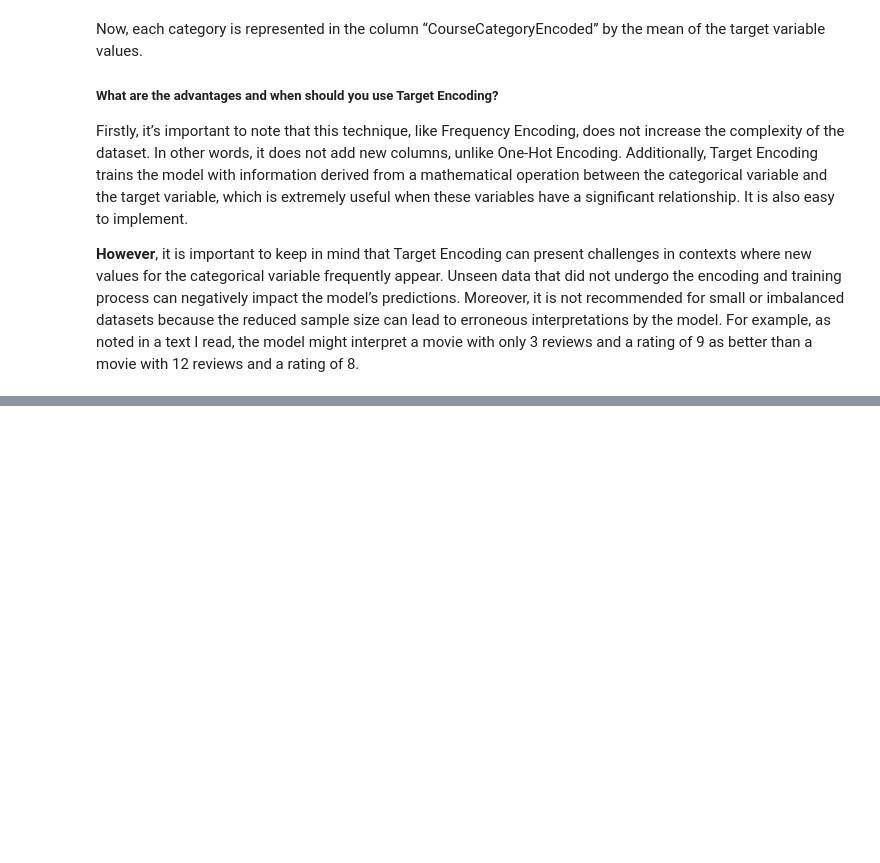
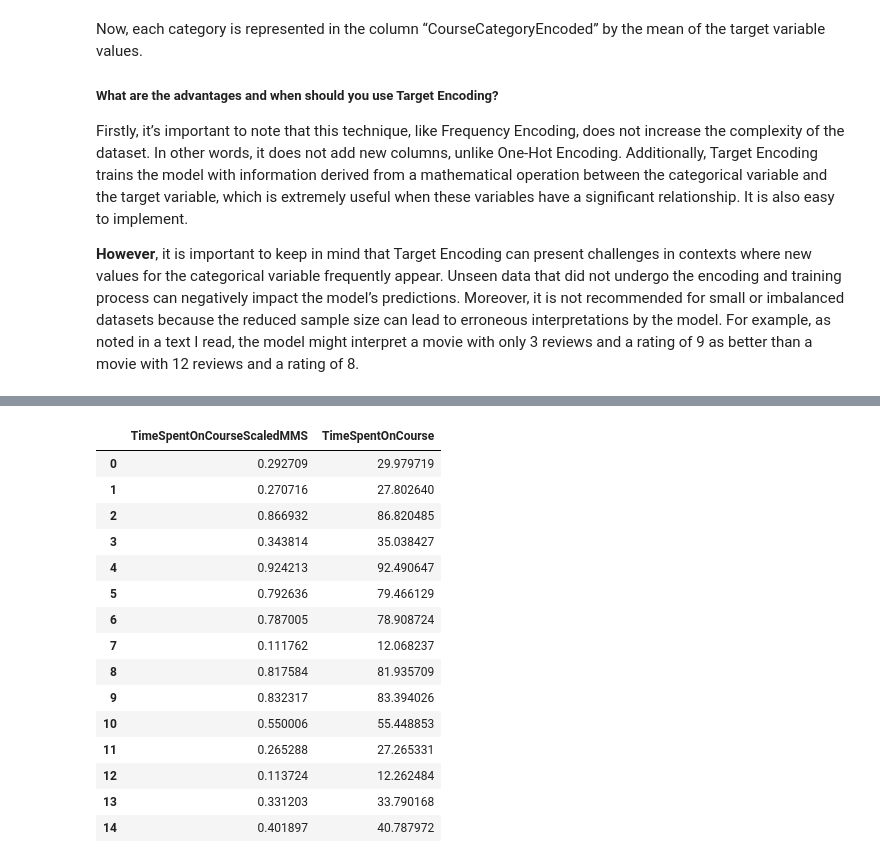
Before and after one commit to octavioduarte/Feature-Engineering, a Jupyter notebook: feature-engineering.ipynb, the cells around one changed output, grey strips where cells are left out. Cells and saved outputs as stored; diff of their text form; code cells hidden in the pictures; blank space fills up the shorter version.

```diff
--- a/feature-engineering.ipynb
+++ b/feature-engineering.ipynb
@@ -185,0 +196,25 @@ Firstly, it’s important to note that this technique, like Frequency Encoding,
+# %%
+base = pd.read_csv('online_course_engagement_data.csv')
+
+mms = MinMaxScaler()
+
+base["TimeSpentOnCourseScaledMMS"] = mms.fit_transform(base[["TimeSpentOnCourse"]])
+
+base[["TimeSpentOnCourseScaledMMS", "TimeSpentOnCourse"]].head(15)
+# %% [output]
+|  | TimeSpentOnCourseScaledMMS | TimeSpentOnCourse |
+| 0 | 0.292709 | 29.979719 |
+| 1 | 0.270716 | 27.802640 |
+| 2 | 0.866932 | 86.820485 |
+| 3 | 0.343814 | 35.038427 |
+| 4 | 0.924213 | 92.490647 |
+| 5 | 0.792636 | 79.466129 |
+| 6 | 0.787005 | 78.908724 |
+| 7 | 0.111762 | 12.068237 |
+| 8 | 0.817584 | 81.935709 |
+| 9 | 0.832317 | 83.394026 |
+| 10 | 0.550006 | 55.448853 |
+| 11 | 0.265288 | 27.265331 |
+| 12 | 0.113724 | 12.262484 |
+| 13 | 0.331203 | 33.790168 |
+| 14 | 0.401897 | 40.787972 |
```
Also changed, not shown: parts of 5 cells of this notebook.
